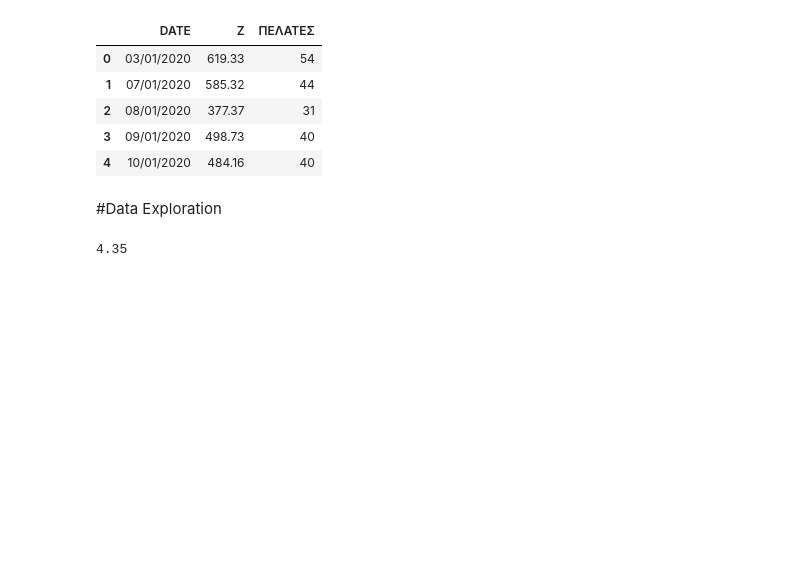
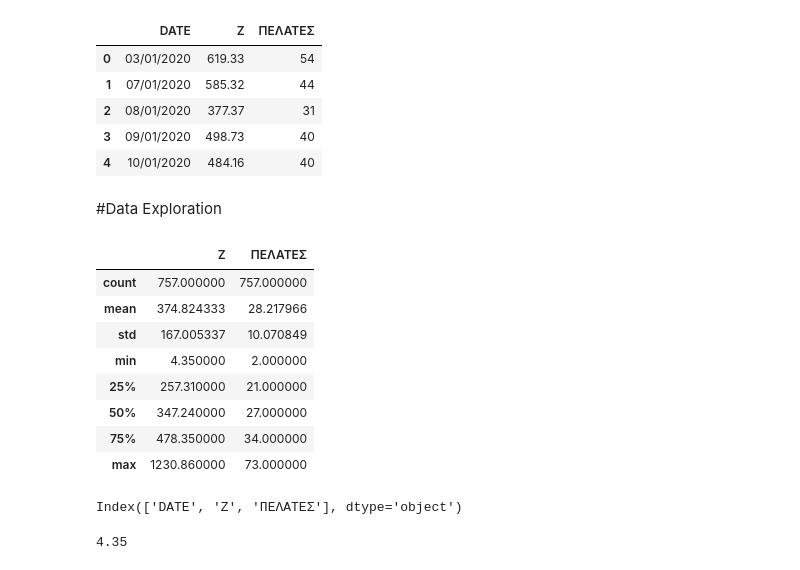
Before and after one commit to tasosnikitakis/Data_Science_Notebooks, a Jupyter notebook: pharmacy_data_analysis.ipynb, the cells around one changed output. Saved outputs shown, nothing was run; the diff lists cells and outputs as text; code cells hidden in the pictures; blank space fills up the shorter version.

```diff
--- a/pharmacy_data_analysis.ipynb
+++ b/pharmacy_data_analysis.ipynb
@@ -21,6 +23,22 @@ sales_df.head()
 | 4 | 10/01/2020 | 484.16 | 40 |
 # %% [markdown]
 #Data Exploration
+# %%
+sales_df.describe()
+# %% [output]
+|  | Z | ΠΕΛΑΤΕΣ |
+| count | 757.000000 | 757.000000 |
+| mean | 374.824333 | 28.217966 |
+| std | 167.005337 | 10.070849 |
+| min | 4.350000 | 2.000000 |
+| 25% | 257.310000 | 21.000000 |
+| 50% | 347.240000 | 27.000000 |
+| 75% | 478.350000 | 34.000000 |
+| max | 1230.860000 | 73.000000 |
+# %%
+sales_df.columns
+# %% [output]
+Index(['DATE', 'Z', 'ΠΕΛΑΤΕΣ'], dtype='object')
 # %%
 sales_df.Z.min()
 # %% [output]
```
Also changed, not shown: parts of 11 cells of this notebook.
